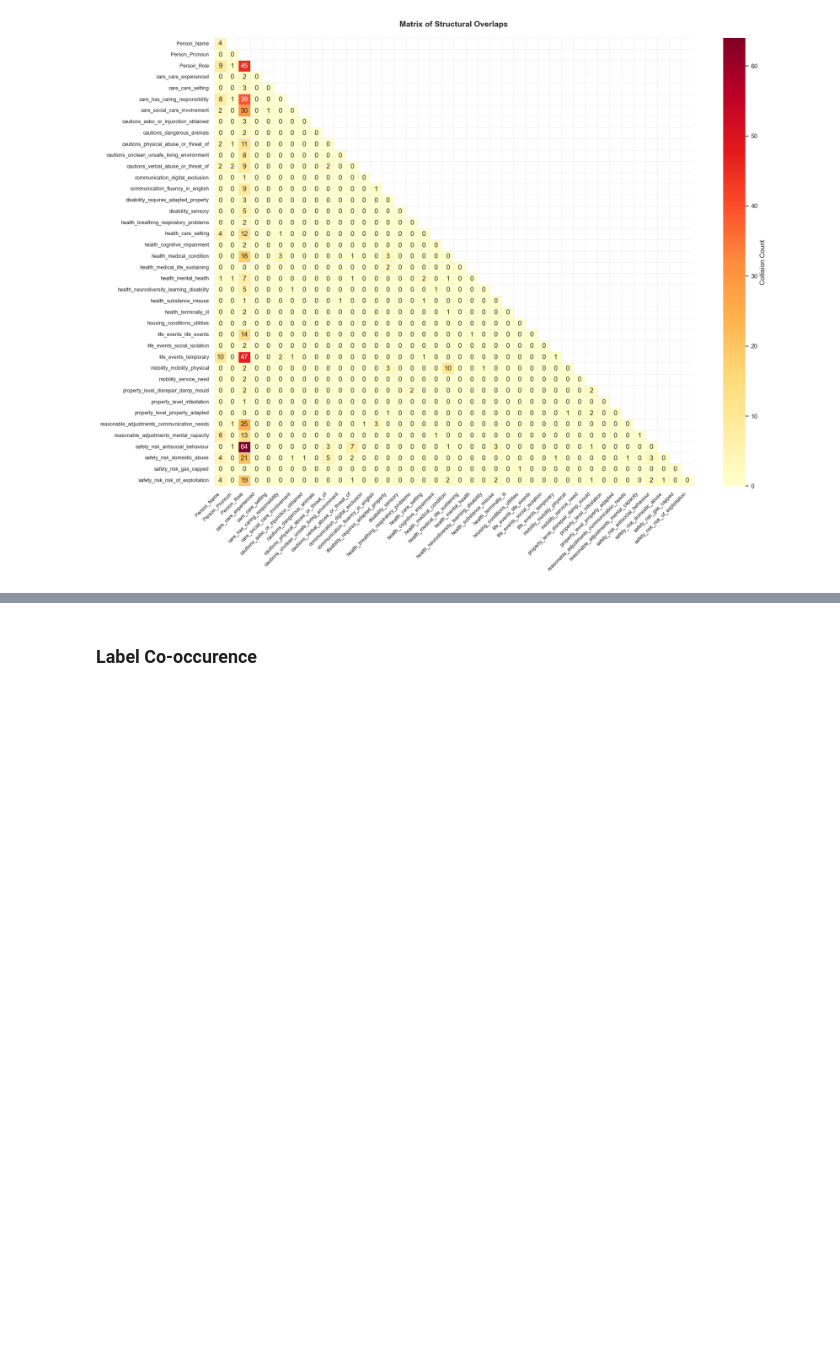
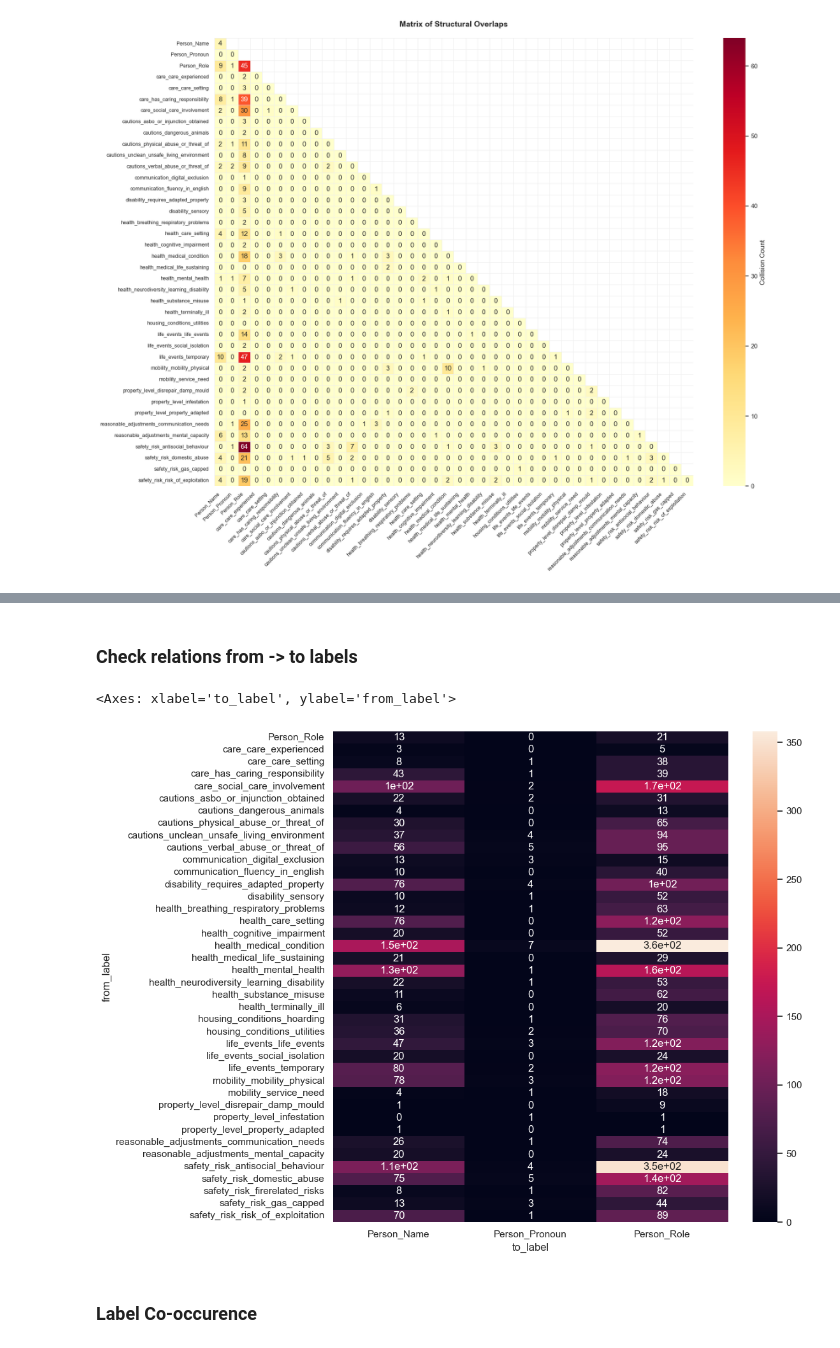
Before and after one commit to notatiyyah/CS3D6-Code, a Jupyter notebook: src/preprocessing/5_process_annotated_data.ipynb, the cells around one changed output, grey strips where cells are left out. Saved outputs shown, nothing was run; the diff lists cells and outputs as text; code cells hidden in the pictures; blank space fills up the shorter version.

```diff
--- a/src/preprocessing/5_process_annotated_data.ipynb
+++ b/src/preprocessing/5_process_annotated_data.ipynb
@@ -337,3 +368,25 @@ Span Char Count -> Median: 2 | 95th Percentile: 6 | Max: 26
+# %% [markdown]
+### Check relations from -> to labels
+# %%
+relations = []
+
+for r in records:
+    id2label = {l['id']: l['label'] for l in r.get('needs', []) + r.get('persons', [])}
+
+    for rel in r['relations']:
+        from_lbl = id2label.get(rel['from'])
+        to_lbl = id2label.get(rel['to'])
+        if from_lbl and to_lbl:
+            relations.append((from_lbl, to_lbl))
+
+relations_df = pd.DataFrame(relations, columns=['from_label', 'to_label'])
+heatmap_data = pd.crosstab(relations_df['from_label'], relations_df['to_label'])
+
+plt.figure(figsize=(10, 10))
+sns.heatmap( data=heatmap_data, annot=True)
+# %% [output]
+<Axes: xlabel='to_label', ylabel='from_label'>
+[figure, added]
 # %% [markdown]
 ### Label Co-occurence
 # %%
```
Also changed, not shown: parts of 9 cells of this notebook, 10 other files.
